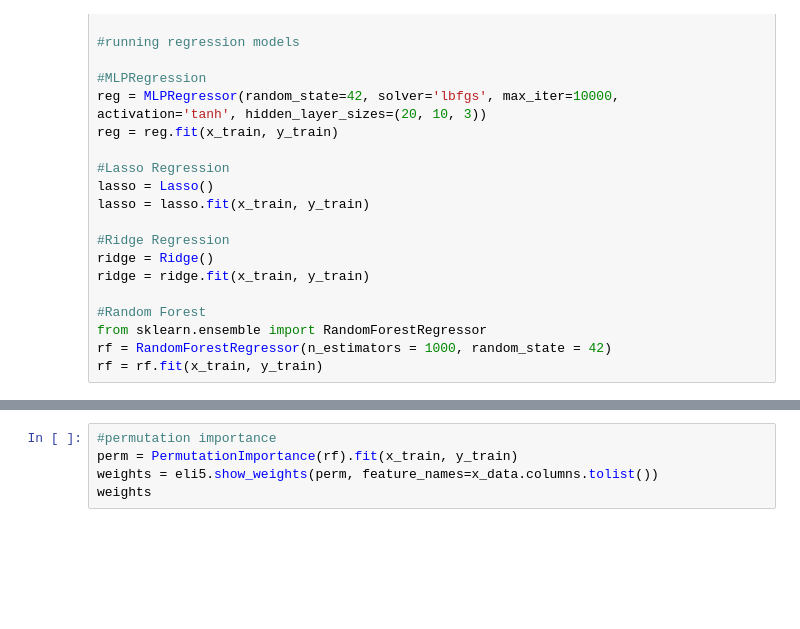
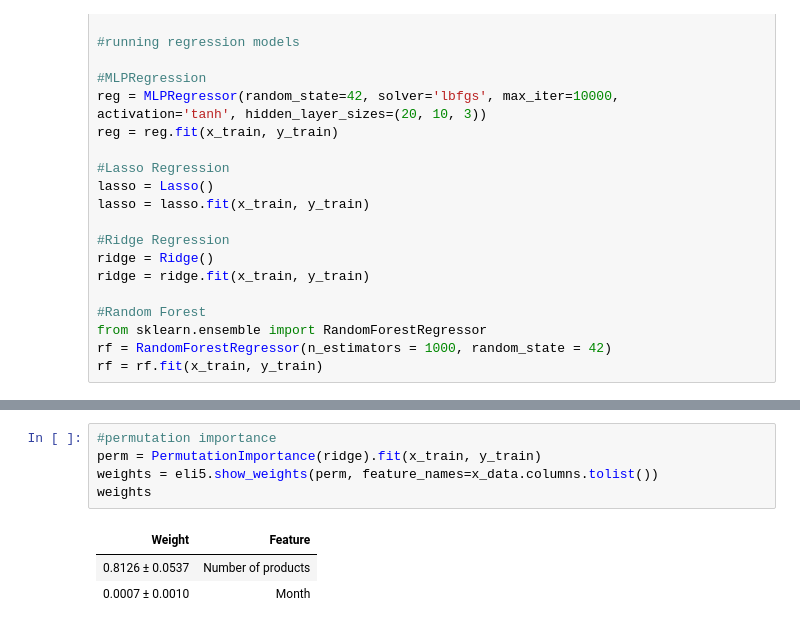
Before and after one commit to philipk19238/Blackstone-DS-Take-Home, a Jupyter notebook: analysis.ipynb, the cells around one changed output, grey strips where cells are left out. Drawn from its saved outputs; the diff is of its cells as text; blank space fills up the shorter version.

```diff
--- a/analysis.ipynb
+++ b/analysis.ipynb
@@ -152,8 +151,12 @@ The MSE of Random Forest model is 0.5060028950538586
 # %%
 #permutation importance
-perm = PermutationImportance(rf).fit(x_train, y_train)
+perm = PermutationImportance(ridge).fit(x_train, y_train)
 weights = eli5.show_weights(perm, feature_names=x_data.columns.tolist())
 weights
+# %% [output]
+| Weight | Feature |
+| 0.8126 ± 0.0537 | Number of products |
+| 0.0007 ± 0.0010 | Month |
 # %%
 from scipy.stats import pearsonr
 
```
Also changed, not shown: parts of 9 cells of this notebook.
